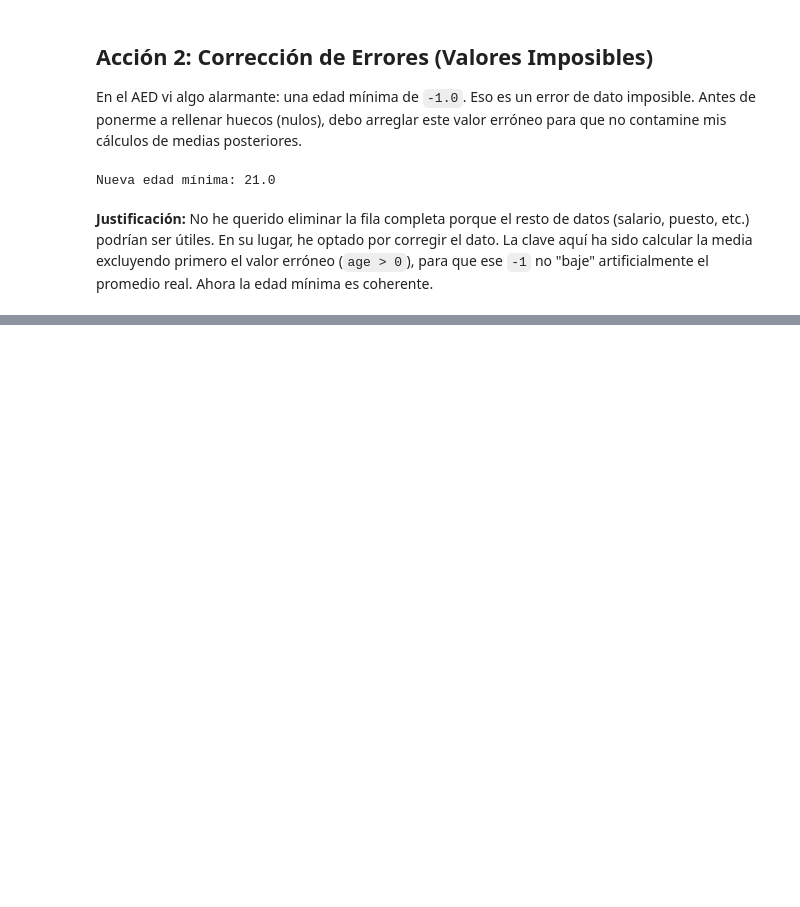
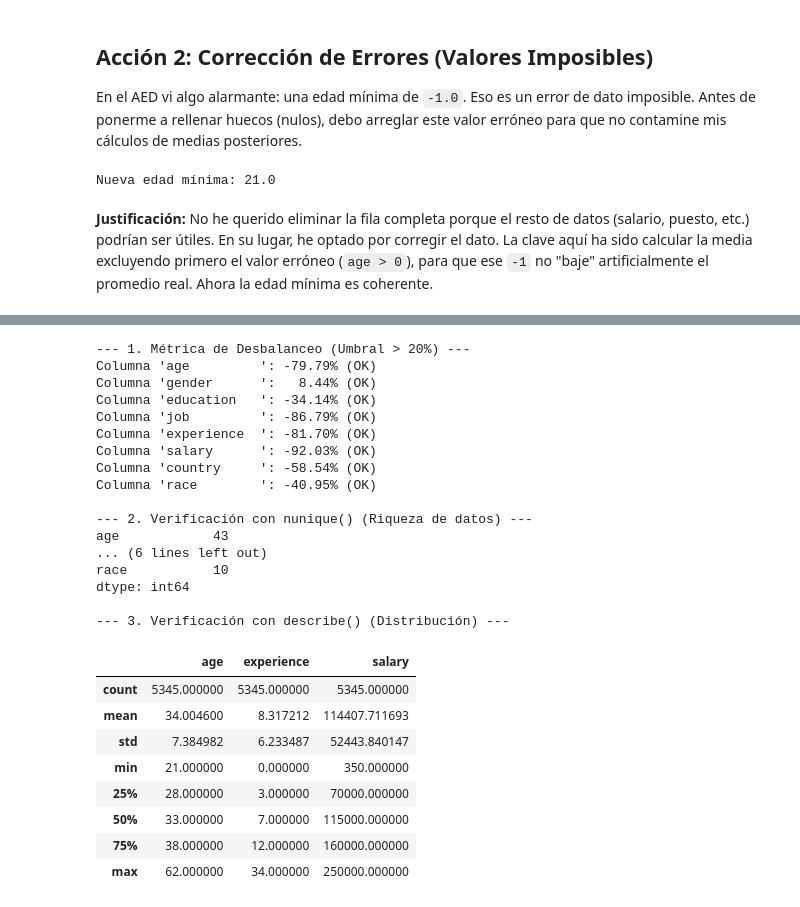
Before and after one commit to kachytronico/colab-PIA, a Jupyter notebook: PIA_02_Tarea_Procesamiento_de_la_informacion.ipynb, the cells around one changed output, grey strips where cells are left out. Saved outputs shown, nothing was run; the diff lists cells and outputs as text; code cells hidden in the pictures; blank space fills up the shorter version.

```diff
--- a/PIA_02_Tarea_Procesamiento_de_la_informacion.ipynb
+++ b/PIA_02_Tarea_Procesamiento_de_la_informacion.ipynb
@@ -304,0 +447,54 @@ He detectado qué columnas tenían valores vacíos. Como la edad (`age`) es un d
+# %%
+# Función de Métrica del Profesor
+def calcular_variabilidad(df, col):
+    counts = df[col].value_counts()
+    if len(counts) < 2: return 100.0 # Si todo es igual, variabilidad nula
+    mayoritaria = counts.iloc[0]
+    resto = counts.iloc[1:].sum()
+    return (mayoritaria - resto) * 100 / counts.sum()
+
+# 1. Aplicar a TODAS las columnas
+print("--- 1. Métrica de Desbalanceo (Umbral > 20%) ---")
+for col in df_clean.columns:
+    metric = calcular_variabilidad(df_clean, col)
+    print(f"Columna '{col:<12}': {metric:>6.2f}%", end="")
+
+    if metric > 20:
+        print(" (!) ALERTA: Posible baja variabilidad")
+    else:
+        print(" (OK)")
+
+# 2. Verificación con 'nunique' (Cuántos valores distintos hay)
+print("\n--- 2. Verificación con nunique() (Riqueza de datos) ---")
+print(df_clean.nunique())
+
+# 3. Verificación con 'describe' (Solo numéricas)
+print("\n--- 3. Verificación con describe() (Distribución) ---")
+display(df_clean.describe())
+# %% [output]
+--- 1. Métrica de Desbalanceo (Umbral > 20%) ---
+Columna 'age         ': -79.79% (OK)
+Columna 'gender      ':   8.44% (OK)
+Columna 'education   ': -34.14% (OK)
+Columna 'job         ': -86.79% (OK)
+Columna 'experience  ': -81.70% (OK)
+Columna 'salary      ': -92.03% (OK)
+Columna 'country     ': -58.54% (OK)
+Columna 'race        ': -40.95% (OK)
+
+--- 2. Verificación con nunique() (Riqueza de datos) ---
+age            43
+... (6 lines left out)
+race           10
+dtype: int64
+
+--- 3. Verificación con describe() (Distribución) ---
+|  | age | experience | salary |
+| count | 5345.000000 | 5345.000000 | 5345.000000 |
+| mean | 34.004600 | 8.317212 | 114407.711693 |
+| std | 7.384982 | 6.233487 | 52443.840147 |
+| min | 21.000000 | 0.000000 | 350.000000 |
+| 25% | 28.000000 | 3.000000 | 70000.000000 |
+| 50% | 33.000000 | 7.000000 | 115000.000000 |
+| 75% | 38.000000 | 12.000000 | 160000.000000 |
+| max | 62.000000 | 34.000000 | 250000.000000 |
```
Also changed, not shown: parts of 34 cells of this notebook.
